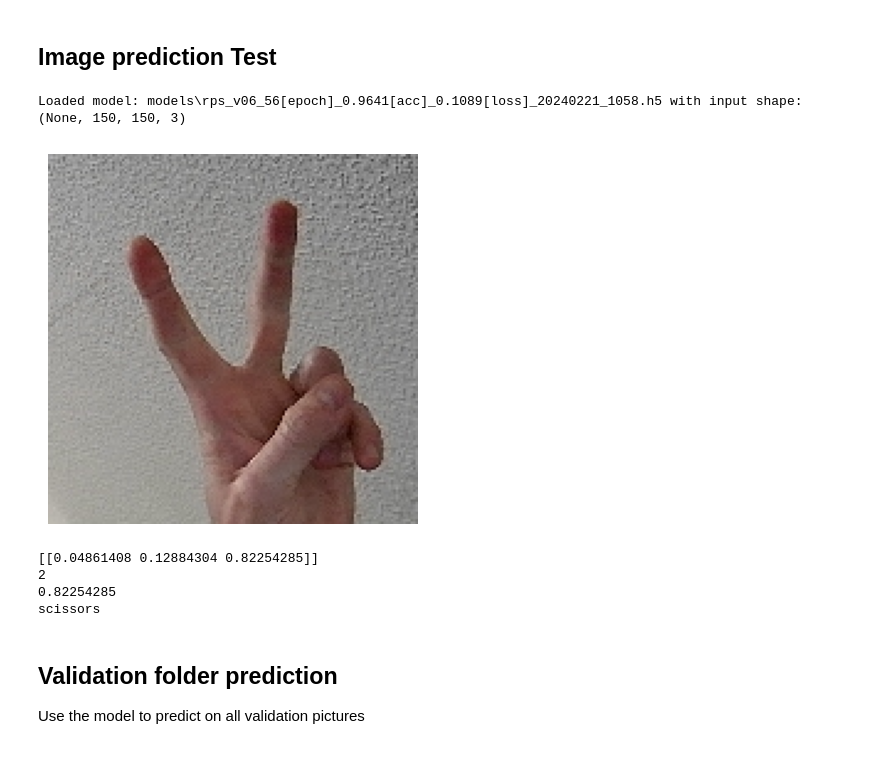
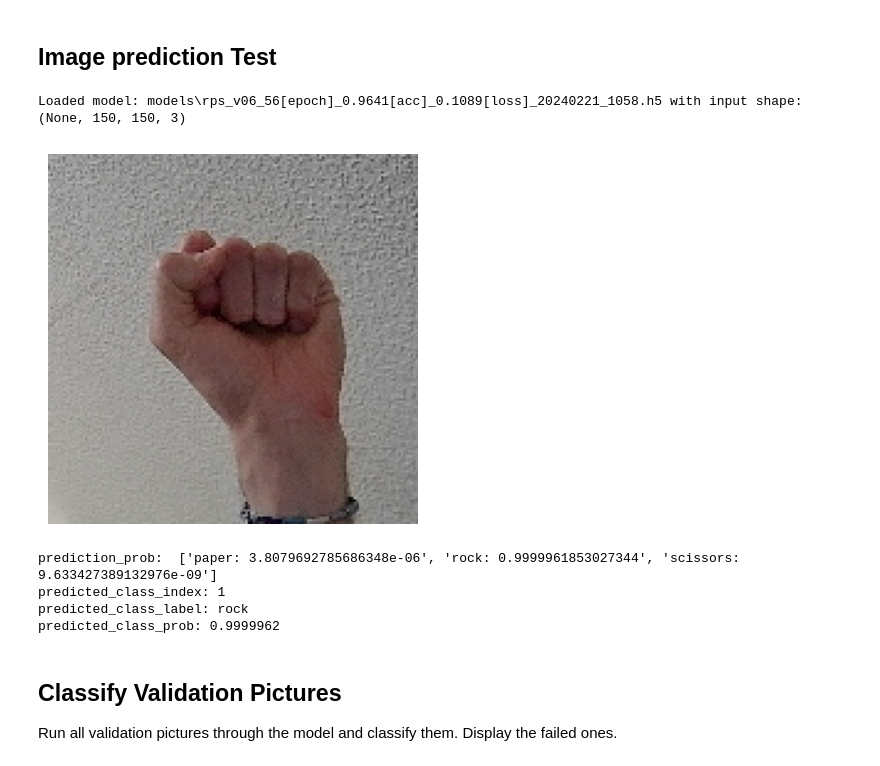
Before and after one commit to alexdjulin/RockPaperScissorsCNN, a Jupyter notebook: train_cnn.ipynb, the cells around one changed output. Saved outputs shown, nothing was run; the diff lists cells and outputs as text; code cells hidden in the pictures.

```diff
--- a/train_cnn.ipynb
+++ b/train_cnn.ipynb
@@ -246,35 +279,36 @@ save_rps_model(model, 'rps_v06_56[epoch]_0.9641[acc]_0.1089[loss]')
 # %%
 model = load_rps_model()
 input_model_size = model.layers[0].input_shape[1:3]
 
 class_indices = {'paper': 0, 'rock': 1, 'scissors': 2}
 class_labels = {v:k for k, v in class_indices.items()}
 
-img_file = r'test\scissors.png'
-roi_copy = image.load_img(img_file, target_size=input_model_size)
-display_image(roi_copy)
-roi_copy = image.img_to_array(roi_copy)
-roi_copy = np.expand_dims(roi_copy, axis=0)
-roi_copy = roi_copy/255
+img_file = os.path.join('test', random.choice(os.listdir('test')))
+img = image.load_img(img_file, target_size=input_model_size)
+display_image(img)
+img = image.img_to_array(img)
+img = np.expand_dims(img, axis=0)
+img = img/255
 
-prediction_prob = model.predict(roi_copy, verbose=0)
-print(prediction_prob)
+prediction_prob = model.predict(img, verbose=0)[0]
 predicted_class_index = np.argmax(prediction_prob)
-print(predicted_class_index)
-predicted_class_prob = prediction_prob[0][predicted_class_index]
-print(predicted_class_prob)
 predicted_class_label = class_labels[predicted_class_index]
-print(predicted_class_label)
+predicted_class_prob = prediction_prob[predicted_class_index]
+
+print('prediction_prob: ', [f'{k}: {prediction_prob[v]}' for k, v in class_indices.items()])
+print('predicted_class_index:', predicted_class_index)
+print('predicted_class_label:', predicted_class_label)
+print('predicted_class_prob:', predicted_class_prob)
 # %% [output]
 Loaded model: models\rps_v06_56[epoch]_0.9641[acc]_0.1089[loss]_20240221_1058.h5 with input shape: (None, 150, 150, 3)
-[figure, old version]
+[figure, new version]
-[[0.04861408 0.12884304 0.82254285]]
-2
-0.82254285
-scissors
+prediction_prob:  ['paper: 3.8079692785686348e-06', 'rock: 0.9999961853027344', 'scissors: 9.633427389132976e-09']
+predicted_class_index: 1
+predicted_class_label: rock
+predicted_class_prob: 0.9999962
-# %% [markdown]
-## Validation folder prediction
-Use the model to predict on all validation pictures
+# %% [markdown]
+## Classify Validation Pictures
+Run all validation pictures through the model and classify them. Display the failed ones.
 # %%
 model = load_rps_model()
 input_model_size = model.layers[0].input_shape[1:3]
```
Also changed, not shown: parts of 24 cells of this notebook.
